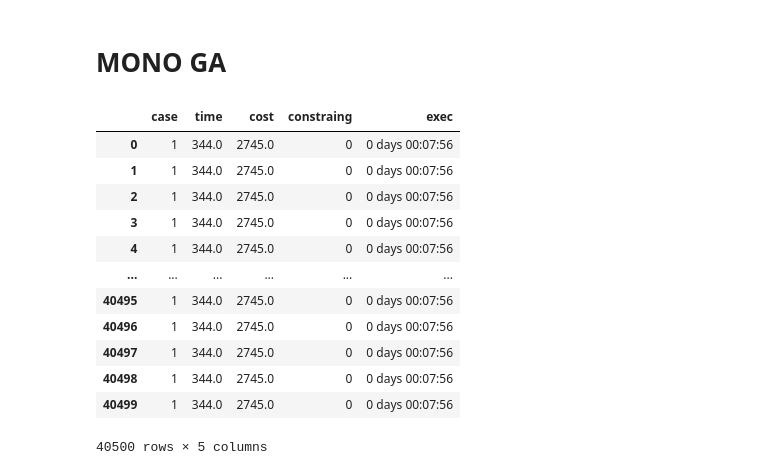
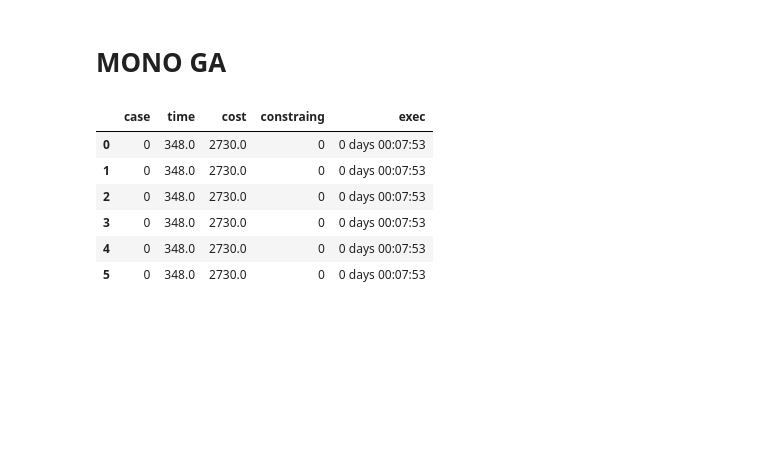
Before and after one commit to acsicuib/DRL-AC-Allocation, a Jupyter notebook: notebook_plot_PF.ipynb, the cells around one changed output. Drawn from its saved outputs; the diff is of its cells as text; code cells hidden in the pictures; blank space fills up the shorter version.

```diff
--- a/notebook_plot_PF.ipynb
+++ b/notebook_plot_PF.ipynb
@@ -354,24 +354,18 @@ ValueError: shape mismatch: objects cannot be broadcast to a single shape.  Mism
 # %% [markdown]
 # MONO GA
 # %%
-df = pd.read_pickle('logs/log_ga_pf_mono_'  + str(configs.name) + "_" + str(configs.n_jobs) + '_' + str(configs.n_devices)+'_1.pkl', 'infer')
+df = pd.read_pickle('logs/log_ga_pf_mono_'  + str(configs.name) + "_" + str(configs.n_jobs) + '_' + str(configs.n_devices)+'_0.pkl', 'infer')
 df = pd.DataFrame(df)
 df.columns = ["case","time","cost","constraing","exec"]
 df
 # %% [output]
 |  | case | time | cost | constraing | exec |
-| 0 | 1 | 344.0 | 2745.0 | 0 | 0 days 00:07:56 |
-| 1 | 1 | 344.0 | 2745.0 | 0 | 0 days 00:07:56 |
-| 2 | 1 | 344.0 | 2745.0 | 0 | 0 days 00:07:56 |
-| 3 | 1 | 344.0 | 2745.0 | 0 | 0 days 00:07:56 |
-| 4 | 1 | 344.0 | 2745.0 | 0 | 0 days 00:07:56 |
-| ... | ... | ... | ... | ... | ... |
-| 40495 | 1 | 344.0 | 2745.0 | 0 | 0 days 00:07:56 |
-| 40496 | 1 | 344.0 | 2745.0 | 0 | 0 days 00:07:56 |
-| 40497 | 1 | 344.0 | 2745.0 | 0 | 0 days 00:07:56 |
-| 40498 | 1 | 344.0 | 2745.0 | 0 | 0 days 00:07:56 |
-| 40499 | 1 | 344.0 | 2745.0 | 0 | 0 days 00:07:56 |
+| 0 | 0 | 348.0 | 2730.0 | 0 | 0 days 00:07:53 |
+| 1 | 0 | 348.0 | 2730.0 | 0 | 0 days 00:07:53 |
+| 2 | 0 | 348.0 | 2730.0 | 0 | 0 days 00:07:53 |
+| 3 | 0 | 348.0 | 2730.0 | 0 | 0 days 00:07:53 |
+| 4 | 0 | 348.0 | 2730.0 | 0 | 0 days 00:07:53 |
+| 5 | 0 | 348.0 | 2730.0 | 0 | 0 days 00:07:53 |
-40500 rows × 5 columns
 # %%
 dfDRL = pd.read_pickle('logs/log_eval_PF_'  + str(configs.name) + "_" + str(configs.n_jobs) + '_' + str(configs.n_devices)+'.pkl', 'infer')
 dfDRL = pd.DataFrame(dfDRL)
```
Also changed, not shown: parts of 5 cells of this notebook, 5 other files.
